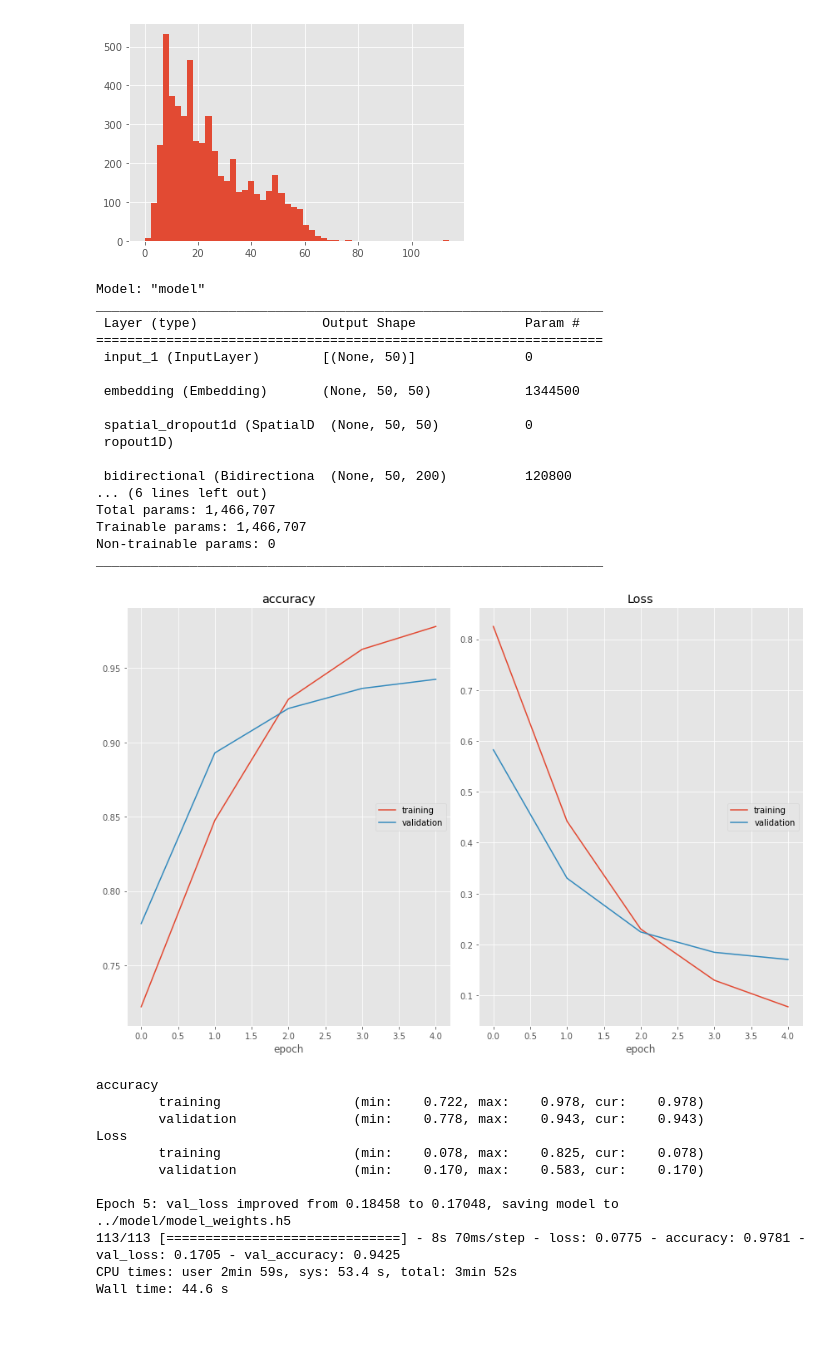
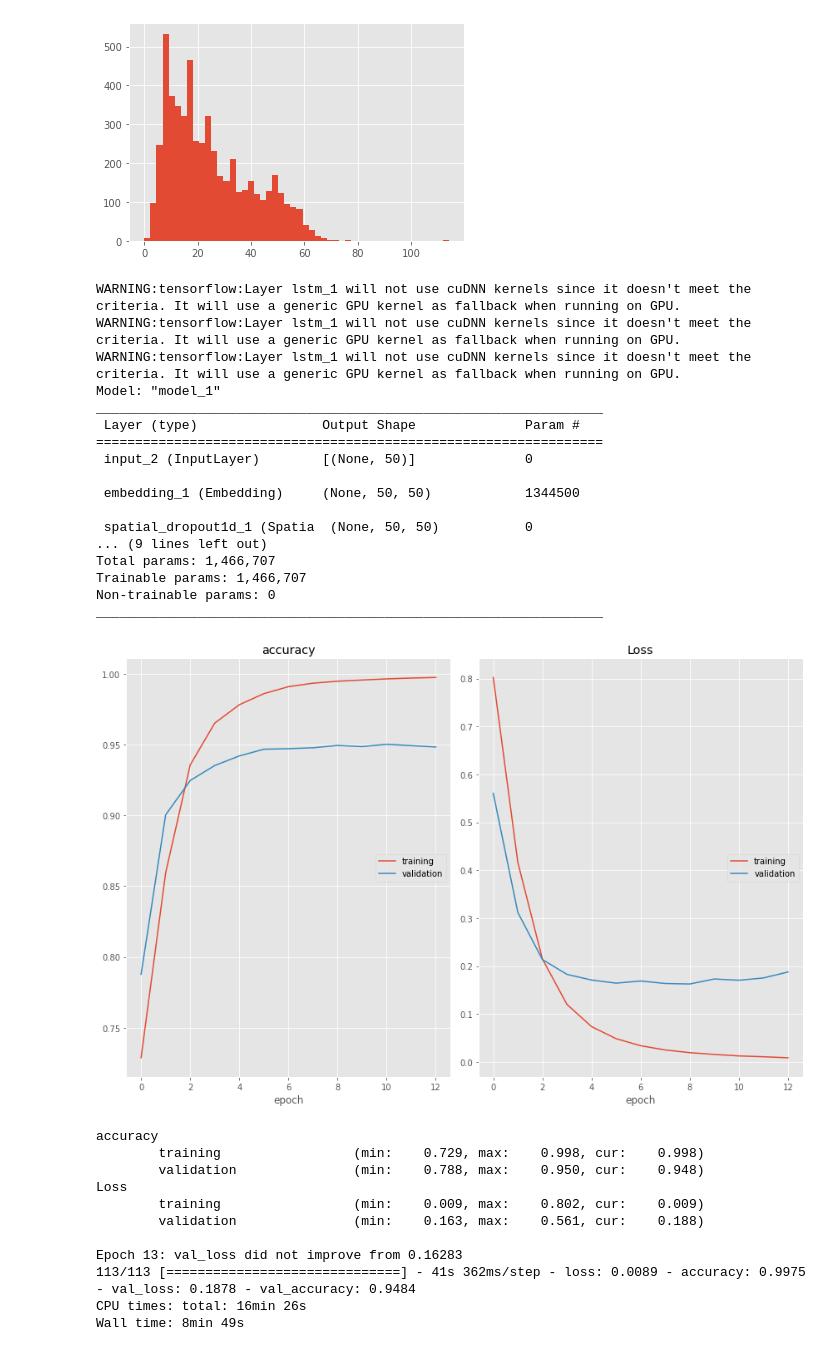
Before and after one commit to fathanick/Word-level-Indonesian-Javanese-English-code-mixed-language-identification, a Jupyter notebook: deep learning/lstm.ipynb, the cells around one changed output. Saved outputs shown, nothing was run; the diff lists cells and outputs as text; code cells hidden in the pictures.

Commit message:
update training using lstm

```diff
--- a/deep learning/lstm.ipynb
+++ b/deep learning/lstm.ipynb
@@ -19,7 +19,7 @@ GPU detected: []
 # %%
 langid = LanguageIdentifier()
 # %%
-data = read_tsv('../dataset/all-merged-data-140422.tsv')
+data = read_tsv('../dataset/comlid-data-140422-v1.tsv')
 # %%
 all_data, words, tags = data
 # %%
@@ -75,19 +75,19 @@ out = TimeDistributed(Dense(num_tags, activation="softmax"))(model)
 model = Model(input_word, out)
 model.summary()
 # %% [output]
-Model: "model"
+WARNING:tensorflow:Layer lstm_1 will not use cuDNN kernels since it doesn't meet the criteria. It will use a generic GPU kernel as fallback when running on GPU.
+WARNING:tensorflow:Layer lstm_1 will not use cuDNN kernels since it doesn't meet the criteria. It will use a generic GPU kernel as fallback when running on GPU.
+WARNING:tensorflow:Layer lstm_1 will not use cuDNN kernels since it doesn't meet the criteria. It will use a generic GPU kernel as fallback when running on GPU.
+Model: "model_1"
 _________________________________________________________________
  Layer (type)                Output Shape              Param #
 =================================================================
- input_1 (InputLayer)        [(None, 50)]              0
+ input_2 (InputLayer)        [(None, 50)]              0
 
- embedding (Embedding)       (None, 50, 50)            1344500
+ embedding_1 (Embedding)     (None, 50, 50)            1344500
 
- spatial_dropout1d (SpatialD  (None, 50, 50)           0
- ropout1D)
-
- bidirectional (Bidirectiona  (None, 50, 200)          120800
-... (6 lines left out)
+ spatial_dropout1d_1 (Spatia  (None, 50, 50)           0
+... (9 lines left out)
 Total params: 1,466,707
 Trainable params: 1,466,707
 Non-trainable params: 0
@@ -102,34 +102,34 @@ from livelossplot.tf_keras import PlotLossesCallback
 # %%
 %%time
 
 chkpt = ModelCheckpoint("../model/model_weights.h5", monitor='val_loss',verbose=1, save_best_only=True, save_weights_only=True, mode='min')
 
 early_stopping = EarlyStopping(monitor='val_accuracy', min_delta=0, patience=2, verbose=0, mode='max', baseline=None, restore_best_weights=False)
 
 callbacks = [PlotLossesCallback(), chkpt, early_stopping]
 
 history = model.fit(
     x=x_train,
     y=y_train,
     validation_data=(x_test,y_test),
     batch_size=32,
-    epochs=5,
+    epochs=50,
     callbacks=callbacks,
     verbose=1
 )
 # %% [output]
-[figure, old version]
+[figure, new version]
 accuracy
-        training                 (min:    0.722, max:    0.978, cur:    0.978)
-        validation               (min:    0.778, max:    0.943, cur:    0.943)
+        training                 (min:    0.729, max:    0.998, cur:    0.998)
+        validation               (min:    0.788, max:    0.950, cur:    0.948)
 Loss
-        training                 (min:    0.078, max:    0.825, cur:    0.078)
-        validation               (min:    0.170, max:    0.583, cur:    0.170)
+        training                 (min:    0.009, max:    0.802, cur:    0.009)
+        validation               (min:    0.163, max:    0.561, cur:    0.188)
 
-Epoch 5: val_loss improved from 0.18458 to 0.17048, saving model to ../model/model_weights.h5
-113/113 [==============================] - 8s 70ms/step - loss: 0.0775 - accuracy: 0.9781 - val_loss: 0.1705 - val_accuracy: 0.9425
-CPU times: user 2min 59s, sys: 53.4 s, total: 3min 52s
-Wall time: 44.6 s
+Epoch 13: val_loss did not improve from 0.16283
+113/113 [==============================] - 41s 362ms/step - loss: 0.0089 - accuracy: 0.9975 - val_loss: 0.1878 - val_accuracy: 0.9484
+CPU times: total: 16min 26s
+Wall time: 8min 49s
 # %%
 model.evaluate(x_test, y_test)
 # %% [output]
```
Also changed, not shown: parts of 6 cells of this notebook.
